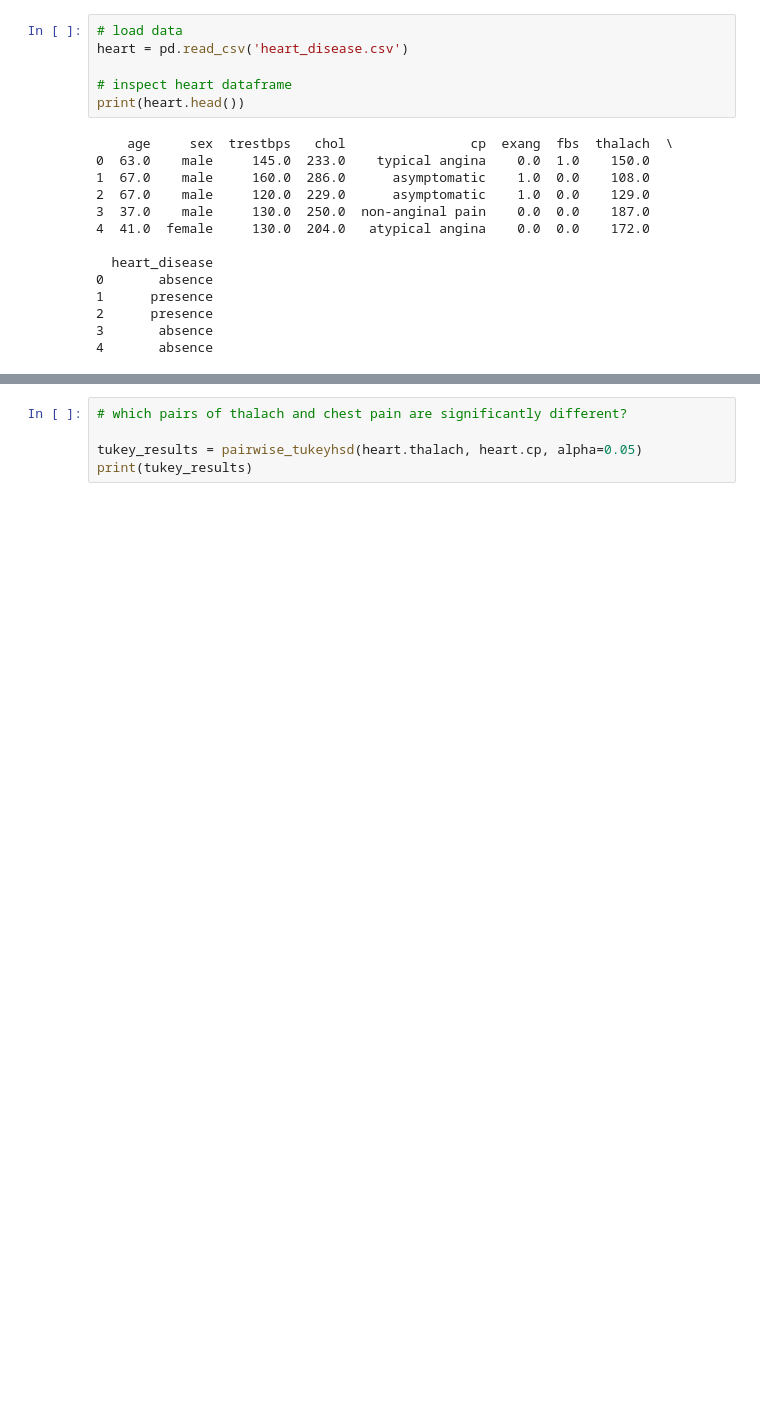
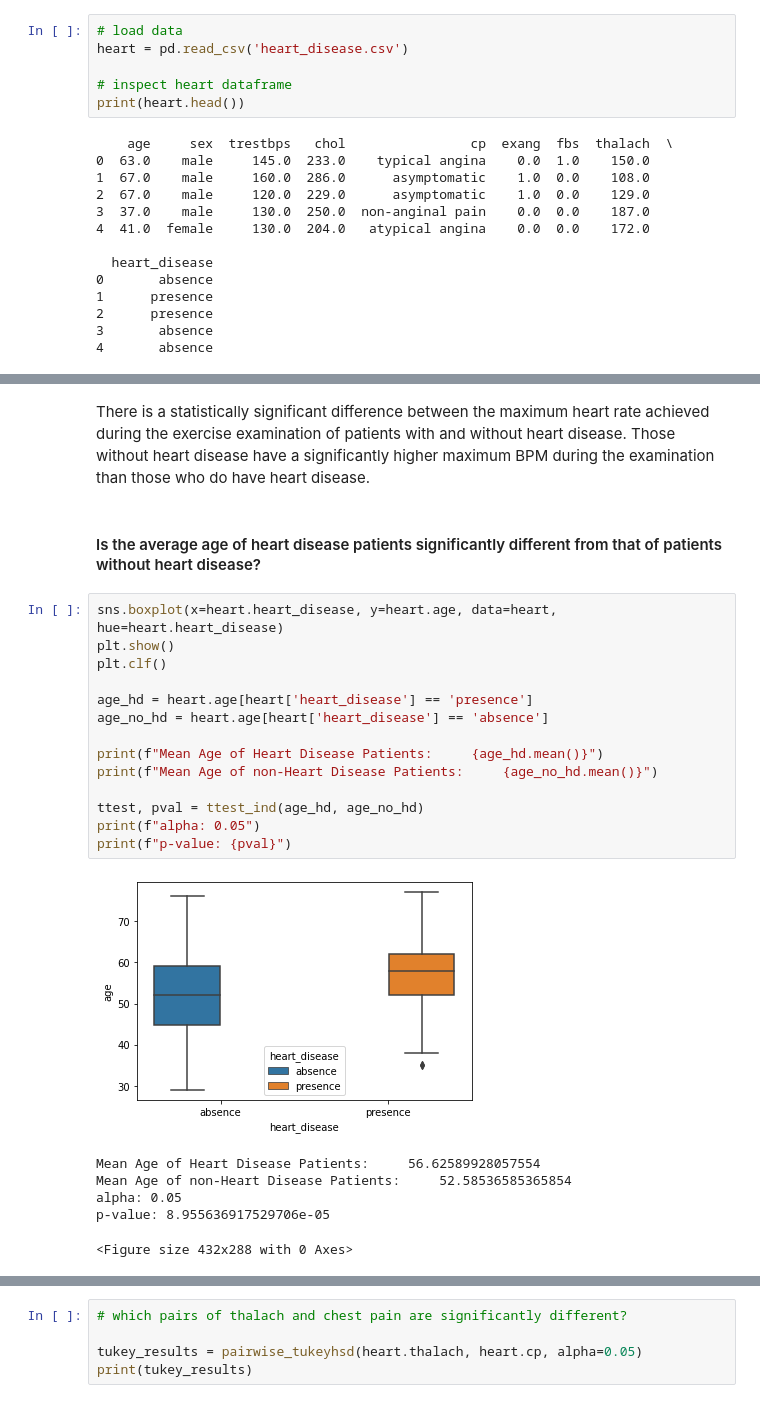
Before and after one commit to roberthallds/PersonalProjects, a Jupyter notebook: Data Analysis/Heart Disease Analysis using Statistical Inference/project.ipynb, the cells around one changed output, grey strips where cells are left out. Cells and saved outputs as stored; diff of their text form; blank space fills up the shorter version.

```diff
--- a/Data Analysis/Heart Disease Analysis using Statistical Inference/project.ipynb
+++ b/Data Analysis/Heart Disease Analysis using Statistical Inference/project.ipynb
@@ -71,0 +96,25 @@ print(pval)
+# %% [markdown]
+There is a statistically significant difference between the maximum heart rate achieved during the exercise examination of patients with and without heart disease. Those without heart disease have a significantly higher maximum BPM during the examination than those who do have heart disease.
+# %% [markdown]
+#### Is the average age of heart disease patients significantly different from that of patients without heart disease?
+# %%
+sns.boxplot(x=heart.heart_disease, y=heart.age, data=heart, hue=heart.heart_disease)
+plt.show()
+plt.clf()
+
+age_hd = heart.age[heart['heart_disease'] == 'presence']
+age_no_hd = heart.age[heart['heart_disease'] == 'absence']
+
+print(f"Mean Age of Heart Disease Patients:     {age_hd.mean()}")
+print(f"Mean Age of non-Heart Disease Patients:     {age_no_hd.mean()}")
+
+ttest, pval = ttest_ind(age_hd, age_no_hd)
+print(f"alpha: 0.05")
+print(f"p-value: {pval}")
+# %% [output]
+[figure, added]
+Mean Age of Heart Disease Patients:     56.62589928057554
+Mean Age of non-Heart Disease Patients:     52.58536585365854
+alpha: 0.05
+p-value: 8.955636917529706e-05
+<Figure size 432x288 with 0 Axes>
```
Also changed, not shown: parts of 23 cells of this notebook.
